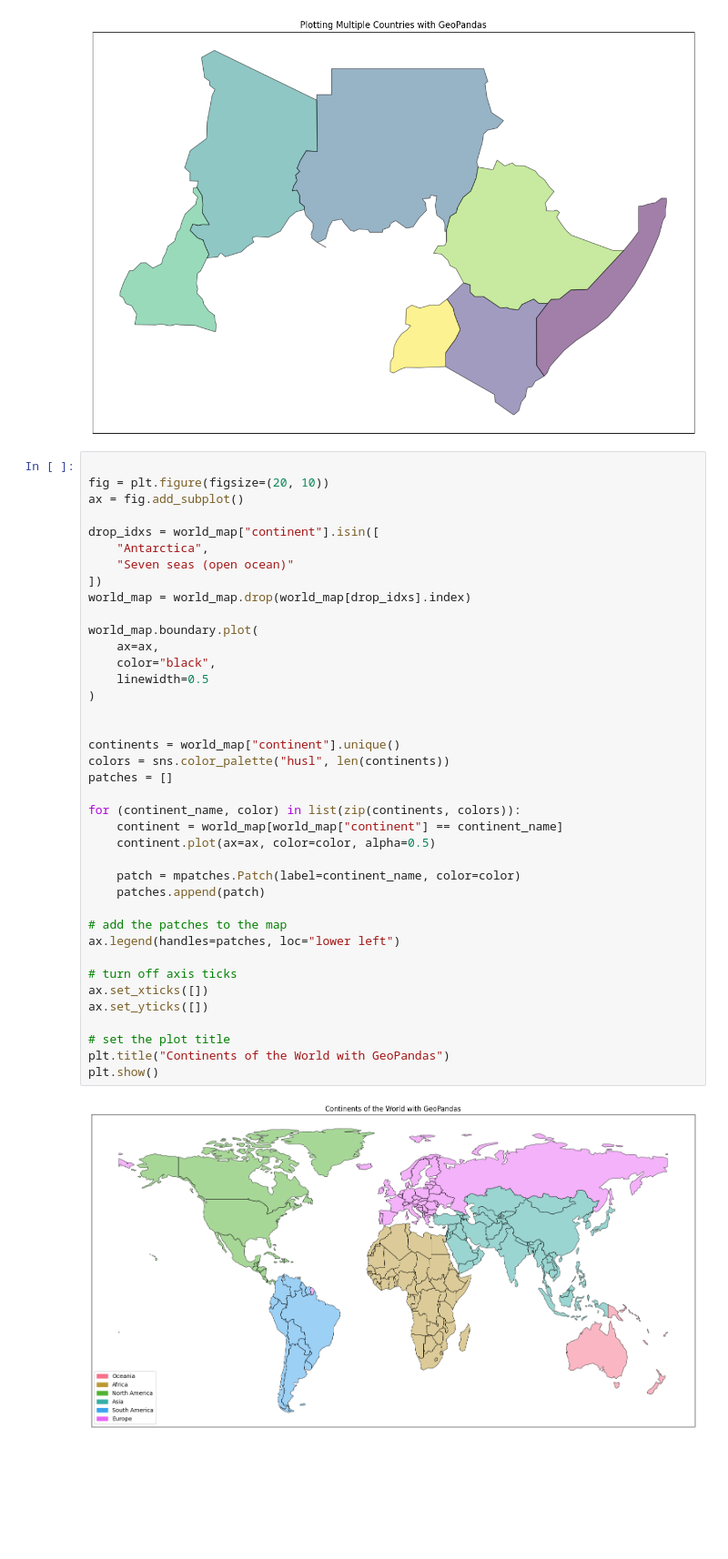
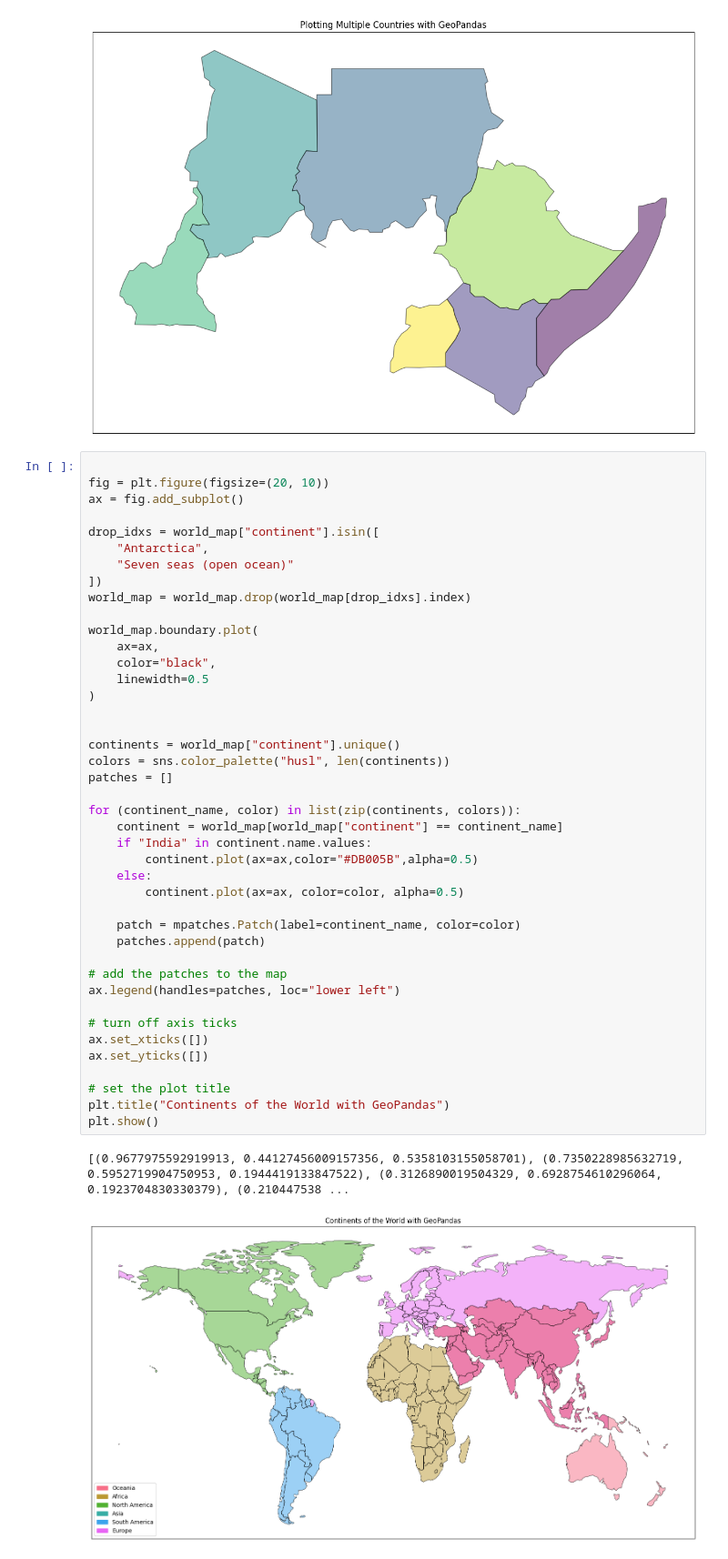
Before and after one commit to hi-sushanta/Blog_Post, a Jupyter notebook: beautiful-map.ipynb, the cells around one changed output. Shown at 91% size. Cells and saved outputs as stored; diff of their text form; blank space fills up the shorter version.

```diff
--- a/beautiful-map.ipynb
+++ b/beautiful-map.ipynb
@@ -141,32 +143,36 @@ drop_idxs = world_map["continent"].isin([
 world_map = world_map.drop(world_map[drop_idxs].index)
 
 world_map.boundary.plot(
     ax=ax,
     color="black",
     linewidth=0.5
 )
 
 
 continents = world_map["continent"].unique()
 colors = sns.color_palette("husl", len(continents))
 patches = []
 
 for (continent_name, color) in list(zip(continents, colors)):
     continent = world_map[world_map["continent"] == continent_name]
-    continent.plot(ax=ax, color=color, alpha=0.5)
+    if "India" in continent.name.values:
+        continent.plot(ax=ax,color="#DB005B",alpha=0.5)
+    else:
+        continent.plot(ax=ax, color=color, alpha=0.5)
 
     patch = mpatches.Patch(label=continent_name, color=color)
     patches.append(patch)
 
 # add the patches to the map
 ax.legend(handles=patches, loc="lower left")
 
 # turn off axis ticks
 ax.set_xticks([])
 ax.set_yticks([])
 
 # set the plot title
 plt.title("Continents of the World with GeoPandas")
 plt.show()
 # %% [output]
+[(0.9677975592919913, 0.44127456009157356, 0.5358103155058701), (0.7350228985632719, 0.5952719904750953, 0.1944419133847522), (0.3126890019504329, 0.6928754610296064, 0.1923704830330379), (0.210447538 ...
-[figure, old version]
+[figure, new version]
```
Also changed, not shown: parts of 1 cell of this notebook.
